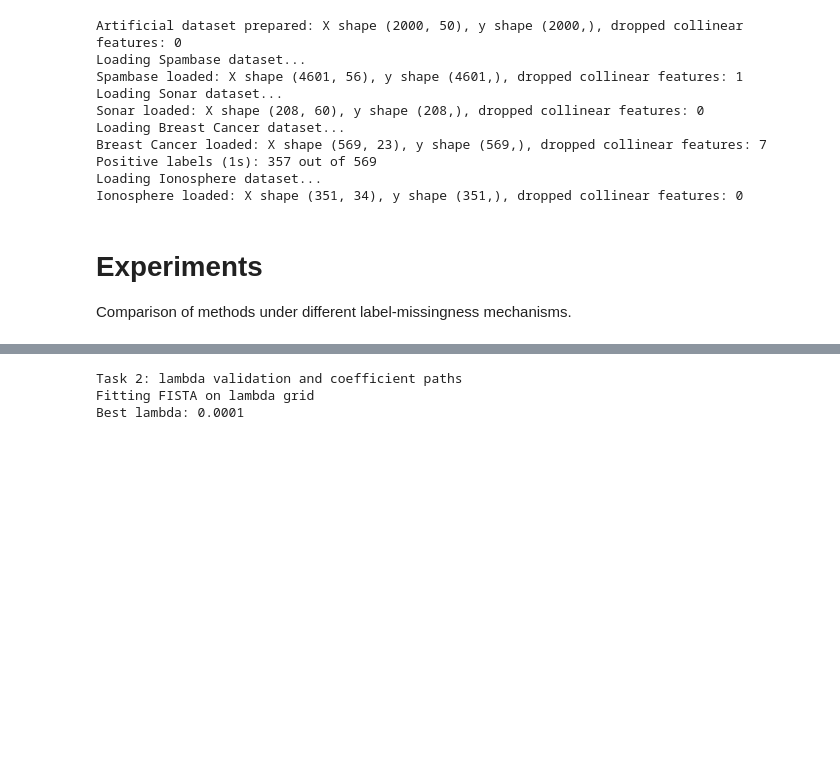
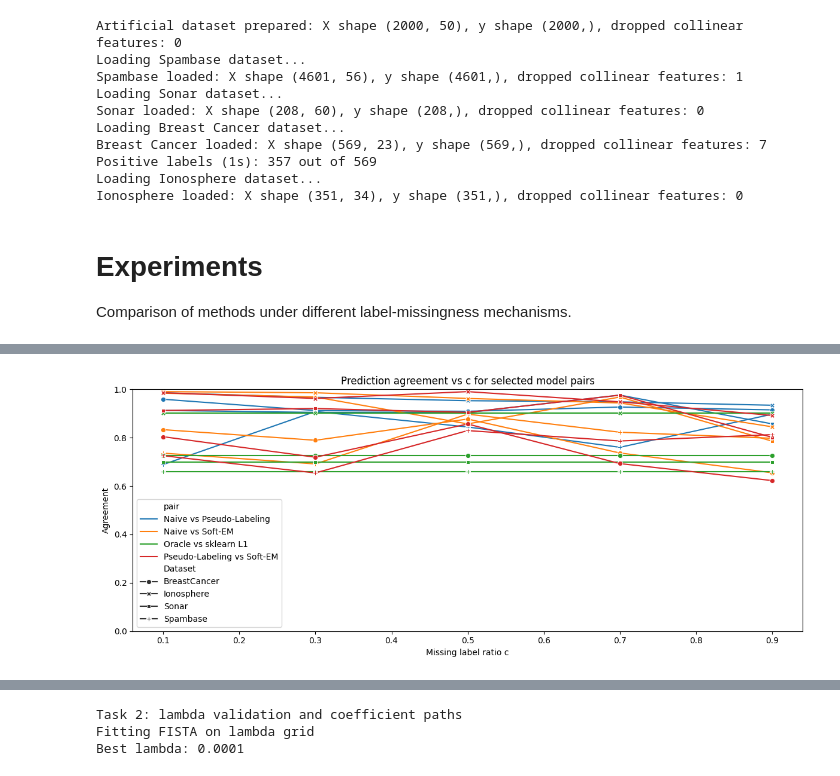
Before and after one commit to IgorLechoszest/AML_Proj1, a Jupyter notebook: src/main.ipynb, the cells around one changed output, grey strips where cells are left out. Cells and saved outputs as stored; diff of their text form; code cells hidden in the pictures; blank space fills up the shorter version.

```diff
--- a/src/main.ipynb
+++ b/src/main.ipynb
@@ -192,0 +417,93 @@ Experiment 2: impact of c in MCAR
+# %%
+robustness_rows = []
+for (dataset_name, model_name), group in mean_metrics.groupby(["Dataset", "Model"]):
+    group = group.sort_values("c_value")
+    c_grid = group["c_value"].to_numpy()
+
+    for metric_name in metric_order:
+        values = group[metric_name].to_numpy()
+        robustness_auc = float(np.trapezoid(values, c_grid) / (c_grid.max() - c_grid.min()))
+        slope = float(np.polyfit(c_grid, values, 1)[0])
+        robustness_rows.append(
+            {
+                "Dataset": dataset_name,
+                "Model": model_name,
+                "Metric": metric_name,
+                "Robustness_AUC": robustness_auc,
+                "Slope_vs_c": slope,
+            }
+        )
+
+robustness_df = pd.DataFrame(robustness_rows).sort_values(
+    ["Dataset", "Metric", "Robustness_AUC"], ascending=[True, True, False]
+)
+print("Robustness ranking (higher AUC is better, slope closer to 0 is more stable):")
+display(robustness_df.head(40))
+
+pairwise_summary = (
+    df_c_pairwise.groupby(["Dataset", "c_value", "model_a", "model_b"], as_index=False)
+    .agg(
+        agreement_mean=("agreement", "mean"),
+        disagreement_mean=("disagreement_count", "mean"),
+        prob_corr_mean=("prob_correlation", "mean"),
+    )
+)
+
+print("Pairwise agreement summary:")
+display(pairwise_summary.head(30))
+
+pairwise_summary["pair"] = pairwise_summary["model_a"] + " vs " + pairwise_summary["model_b"]
+focus_pairs = pairwise_summary[
+    pairwise_summary["pair"].isin(
+        [
+            "Pseudo-Labeling vs Soft-EM",
+            "Naive vs Soft-EM",
+            "Naive vs Pseudo-Labeling",
+            "Oracle vs sklearn L1",
+        ]
+    )
+]
+
+plt.figure(figsize=(12, 5))
+sns.lineplot(
+    data=focus_pairs,
+    x="c_value",
+    y="agreement_mean",
+    hue="pair",
+    style="Dataset",
+    markers=True,
+    dashes=False,
+)
+plt.title("Prediction agreement vs c for selected model pairs")
+plt.xlabel("Missing label ratio c")
+plt.ylabel("Agreement")
+plt.ylim(0.0, 1.0)
+plt.tight_layout()
+plt.show()
+
+heat_c = 0.9
+heat_src = pairwise_summary[pairwise_summary["c_value"] == heat_c]
+heat_avg = (
+    heat_src.groupby(["model_a", "model_b"], as_index=False)
+    .agg(agreement_mean=("agreement_mean", "mean"))
+)
+
+model_matrix = pd.DataFrame(1.0, index=model_order, columns=model_order, dtype=float)
+for row in heat_avg.itertuples(index=False):
+    model_matrix.loc[row.model_a, row.model_b] = row.agreement_mean
+    model_matrix.loc[row.model_b, row.model_a] = row.agreement_mean
+
+plt.figure(figsize=(8, 6))
+sns.heatmap(
+    model_matrix,
+    annot=True,
+    fmt=".3f",
+    cmap="RdYlGn",
+    vmin=0,
+    vmax=1,
+    cbar_kws={"label": f"Agreement at c={heat_c}"},
+)
+plt.title(f"Model agreement matrix at high missingness (c={heat_c})")
+plt.tight_layout()
+plt.show()
+# %% [output]
@@ -192,0 +546 @@ Experiment 2: impact of c in MCAR
+[figure, added]
```
Also changed, not shown: parts of 21 cells of this notebook, 1 other file.
